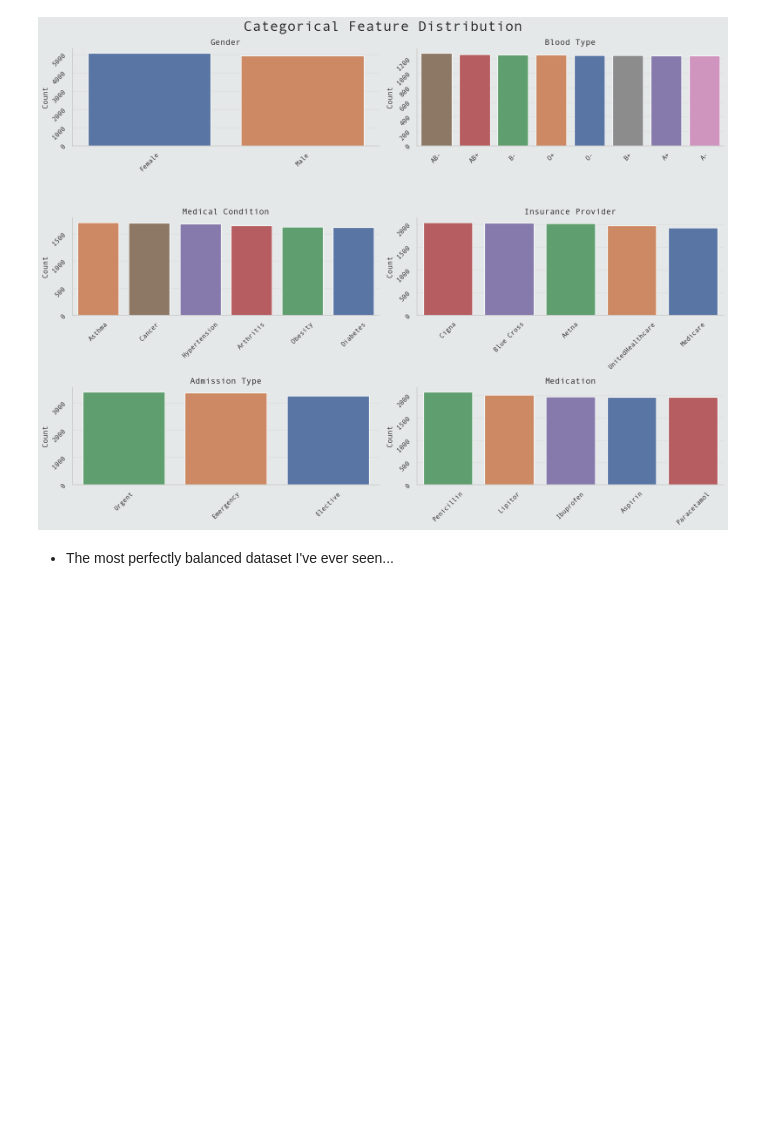
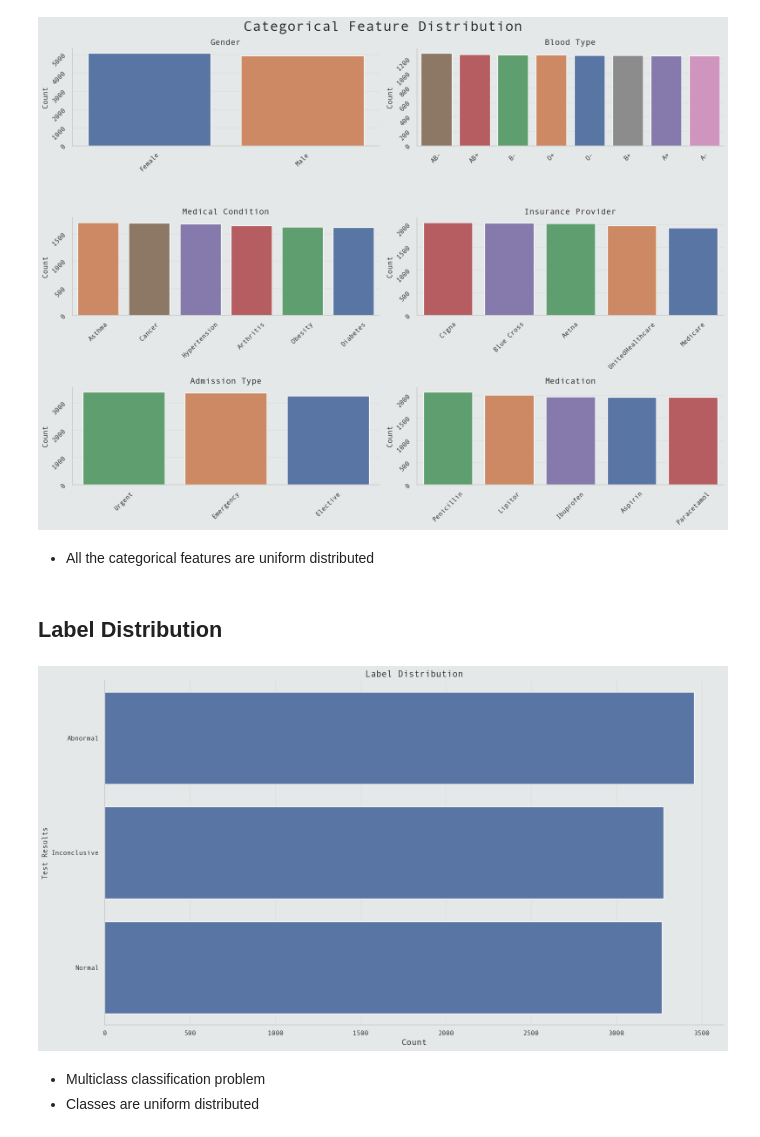
Before and after one commit to Volscente/MediBioticsAI, a Jupyter notebook: notebooks/healthcare_classification/healthcare_dataset_eda.ipynb, the cells around one changed output. Drawn from its saved outputs; the diff is of its cells as text; code cells hidden in the pictures; blank space fills up the shorter version.

```diff
--- a/notebooks/healthcare_classification/healthcare_dataset_eda.ipynb
+++ b/notebooks/healthcare_classification/healthcare_dataset_eda.ipynb
@@ -60,16 +60,18 @@ config = read_configuration(root_path / 'configuration' / 'config.yaml')
 # %%
-# Extract variables
-healthcare_data_path = config['healthcare_dataset_path']
-healthcare_data_dates = config['healthcare_dataset_dates']
+# Extract configuration variables
+healthcare_dataset_config = config['healthcare_dataset_config']
 # %% [markdown]
 # Read Data
 # %%
 # Define path
-healthcare_data_path = root_path / healthcare_data_path[0] / healthcare_data_path[1] / healthcare_data_path[2]
+healthcare_data_path = (root_path /
+                        healthcare_dataset_config['data_path'][0] /
+                        healthcare_dataset_config['data_path'][1] /
+                        healthcare_dataset_config['data_path'][2])
 # %%
 # Read data
 healthcare_dataset = pd.read_csv(healthcare_data_path,
-                                 parse_dates=healthcare_data_dates)
+                                 parse_dates=healthcare_dataset_config['date_columns'])
 # %% [markdown]
 # Exploratory Data Analysis
 # %% [markdown]
@@ -265,4 +268,29 @@ plt.tight_layout()
 # %% [output]
 [figure]
 # %% [markdown]
-- The most perfectly balanced dataset I've ever seen...
+- All the categorical features are uniform distributed
+# %% [markdown]
+## Label Distribution
+# %%
+# Define figure and axes
+figure, ax = plt.subplots(1, 1, figsize=(16, 9))
+
+# Plot data
+sns.countplot(data=healthcare_dataset,
+              y='Test Results',
+              orient='v',
+              order=healthcare_dataset['Test Results'].value_counts().index)
+
+
+# Set plot titles
+ax.set_title('Label Distribution', fontsize=15)
+
+# Set Labels
+ax.set_xlabel('Count', fontsize=14)
+
+plt.tight_layout()
+# %% [output]
+[figure, added]
+# %% [markdown]
+- Multiclass classification problem
+- Classes are uniform distributed
```
Also changed, not shown: parts of 5 cells of this notebook, 1 other file.
